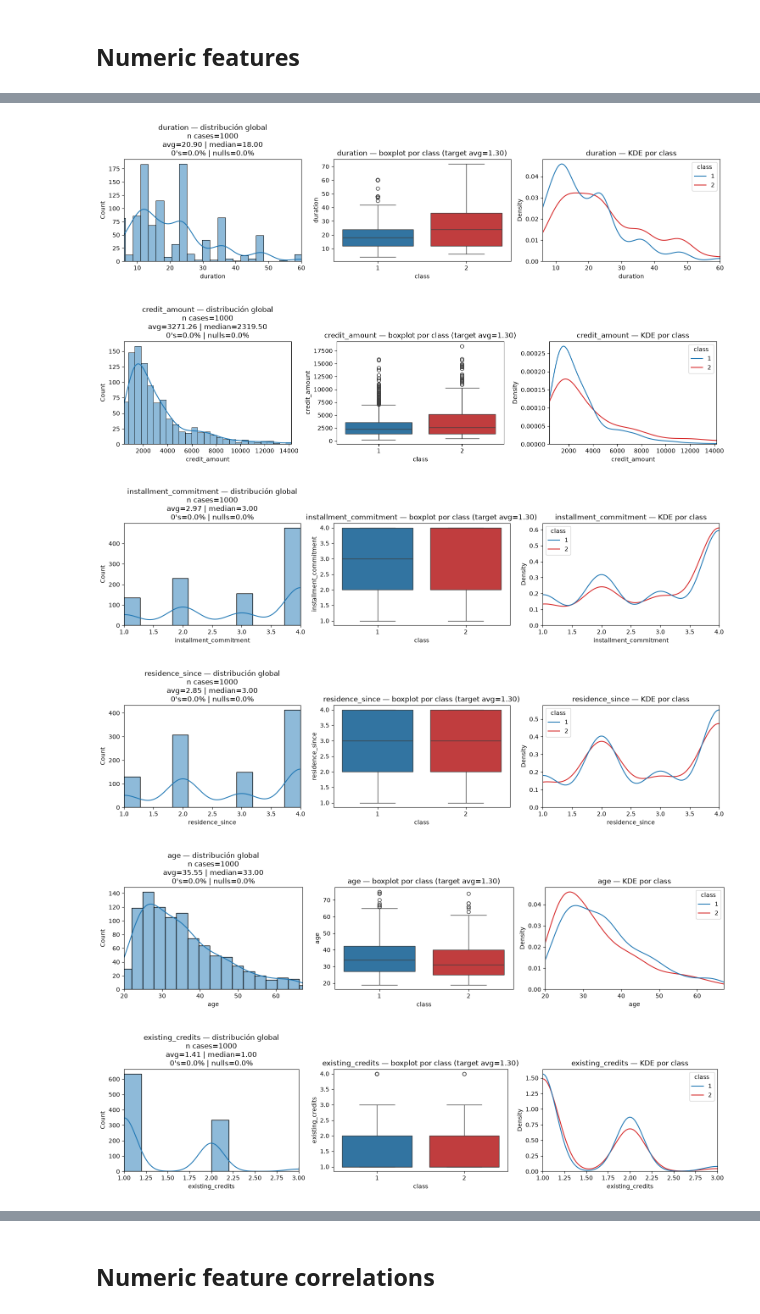
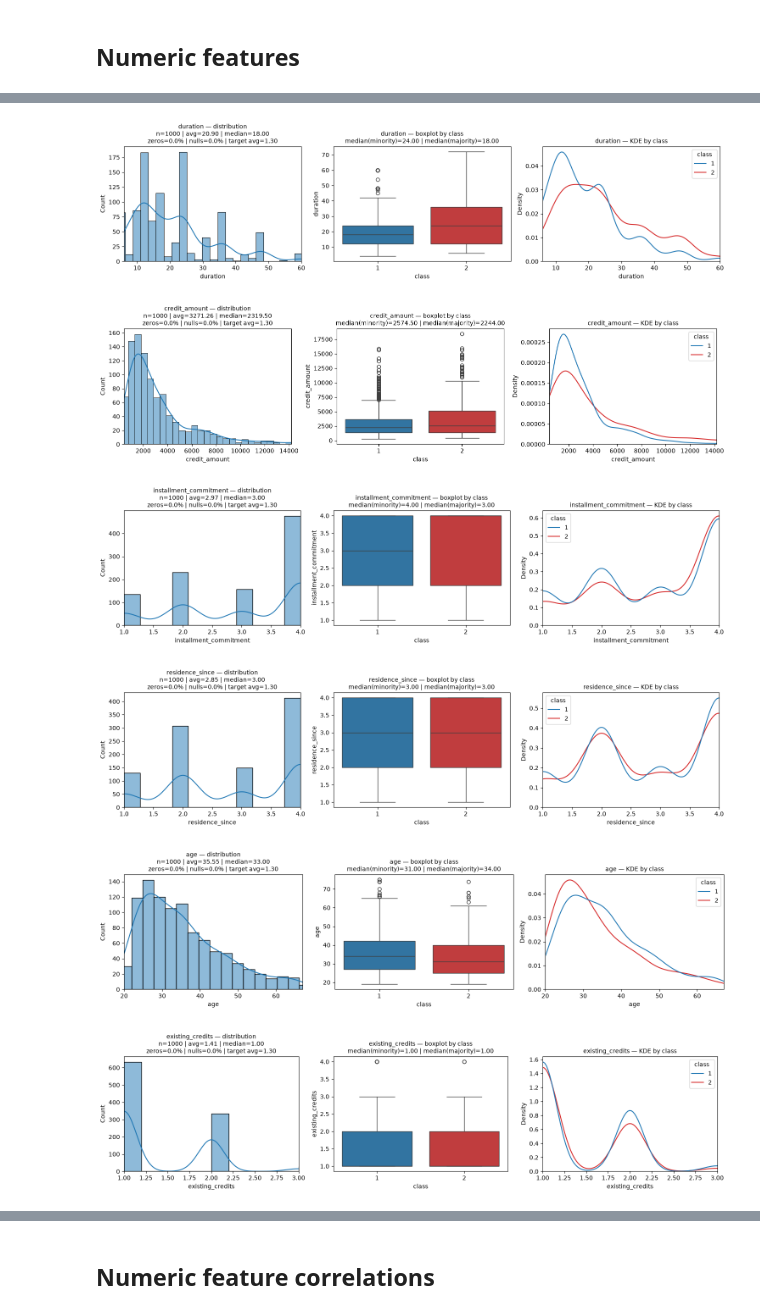
Before and after one commit to cafernandezp/ds-harness-template, a Jupyter notebook: playground/scripts/eda/eda_binary_target.ipynb, the cells around one changed output, grey strips where cells are left out. Drawn from its saved outputs; the diff is of its cells as text; code cells hidden in the pictures.

```diff
--- a/playground/scripts/eda/eda_binary_target.ipynb
+++ b/playground/scripts/eda/eda_binary_target.ipynb
@@ -13,7 +13,8 @@ import visualization
 # %% [markdown]
 # Env
 # %%
-target_col="class"
+target_col = "class"
+FONTSIZE = 10
 # %% [markdown]
 # Load data
 # %%
@@ -105,11 +106,18 @@ dist = pd.concat([counts, pct], axis=1)
 dist.columns = ['count', 'pct']
 display(dist)
 
+# Generic majority/minority split — works regardless of how the binary target
+# is encoded (0/1, 1/2, string labels, ...). Reused by later sections.
+majority_class = counts.idxmax()
+minority_class = counts.idxmin()
+class_palette = {majority_class: "tab:blue", minority_class: "tab:red"}
+target_avg = y.mean()
+
 fig, ax = plt.subplots(figsize=(5, 4))
-dist['count'].plot(kind='bar', ax=ax, color=['#4C72B0', '#DD8452'])
+dist['count'].plot(kind='bar', ax=ax, color=[class_palette[c] for c in dist.index])
 for i, (c, p) in enumerate(zip(dist['count'], dist['pct'])):
     ax.text(i, c, f"{p*100:.2f}%", ha='center', va='bottom')
-ax.set_title(f"Distribution of {target_col}")
+ax.set_title(f"Distribution of {target_col}", fontsize=FONTSIZE)
 
 ax.set_ylabel("count")
 plt.tight_layout()
@@ -145,50 +153,51 @@ decile_table
 | existing_credits | 1000.0 | 1.407 | 0.577654 | 1.0 | 1.00 | 1.00 | 1.0 | 1.0 | 1.0 | 1.0 | 1.0 | ... |
 | num_dependents | 1000.0 | 1.155 | 0.362086 | 1.0 | 1.00 | 1.00 | 1.0 | 1.0 | 1.0 | 1.0 | 1.0 | ... |
 # %%
-majority_class = y.value_counts().idxmax()
-minority_class = y.value_counts().idxmin()
-class_palette = {majority_class: "tab:blue", minority_class: "tab:red"}
-target_avg = y.mean()
-
 for col in numeric_features:
     p01, p99 = decile_table.loc[col, ["1%", "99%"]]
 
     n_cases = df[col].notna().sum()
     avg = df[col].mean()
     median = df[col].median()
     pct_zeros = (df[col] == 0).mean()
     pct_nulls = df[col].isna().mean()
+    median_minority = df.loc[df[target_col] == minority_class, col].median()
+    median_majority = df.loc[df[target_col] == majority_class, col].median()
 
     fig, axes = plt.subplots(1, 3, figsize=(15, 4))
 
     sns.histplot(data=df, x=col, kde=True, ax=axes[0])
     axes[0].set_xlim(p01, p99)
     axes[0].set_title(
-        f"{col} — distribución global\n"
-        f"n cases={n_cases}\n"
-        f"avg={avg:.2f} | median={median:.2f}\n"
-        f"0's={pct_zeros:.1%} | nulls={pct_nulls:.1%}"
+        f"{col} — distribution\n"
+        f"n={n_cases} | avg={avg:.2f} | median={median:.2f}\n"
+        f"zeros={pct_zeros:.1%} | nulls={pct_nulls:.1%} | target avg={target_avg:.2f}",
+        fontsize=FONTSIZE,
     )
 
     sns.boxplot(
         x=target_col, y=col, data=df, hue=target_col,
         palette=class_palette, legend=False, ax=axes[1],
     )
-    axes[1].set_title(f"{col} — boxplot por {target_col} (target avg={target_avg:.2f})")
+    axes[1].set_title(
+        f"{col} — boxplot by {target_col}\n"
+        f"median(minority)={median_minority:.2f} | median(majority)={median_majority:.2f}",
+        fontsize=FONTSIZE,
+    )
 
     sns.kdeplot(
         data=df, x=col, hue=target_col, common_norm=False,
         palette=class_palette, ax=axes[2],
     )
     axes[2].set_xlim(p01, p99)
-    axes[2].set_title(f"{col} — KDE por {target_col}")
+    axes[2].set_title(f"{col} — KDE by {target_col}", fontsize=FONTSIZE)
 
     plt.tight_layout()
     plt.show()
 # %% [output]
-[figure, old version]
+[figure, new version]
-[figure, old version]
+[figure, new version]
-[figure, old version]
+[figure, new version]
-[figure, old version]
+[figure, new version]
-[figure, old version]
+[figure, new version]
-[figure, old version]
+[figure, new version]
```
Also changed, not shown: parts of 5 cells of this notebook.
